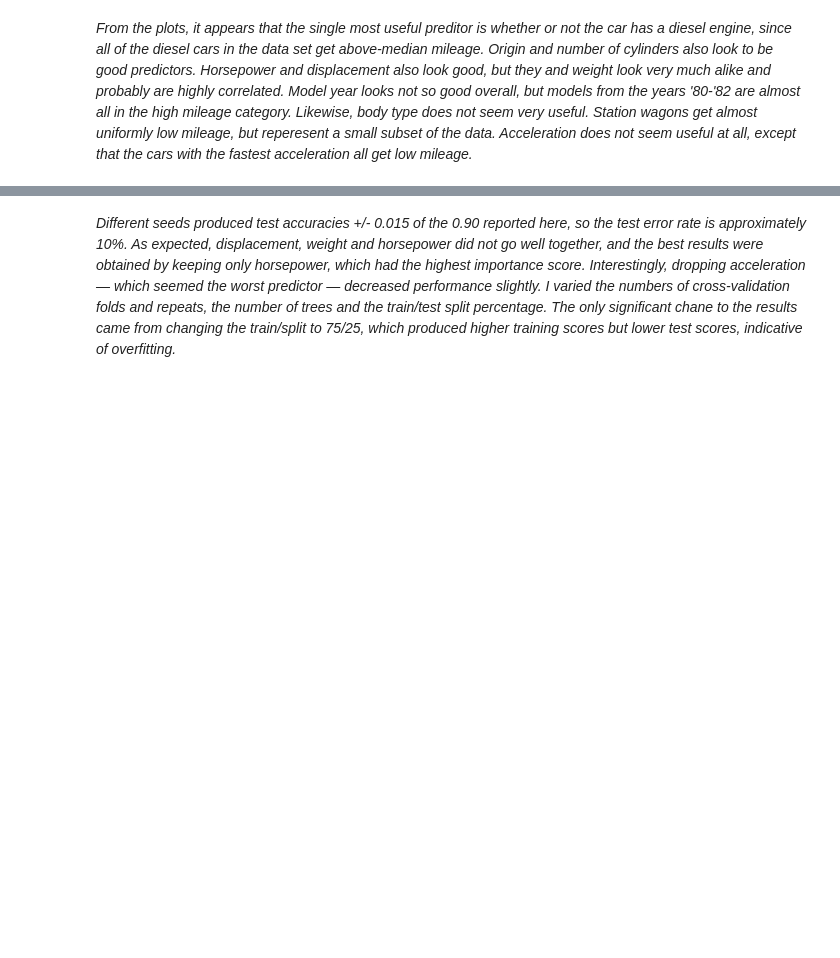
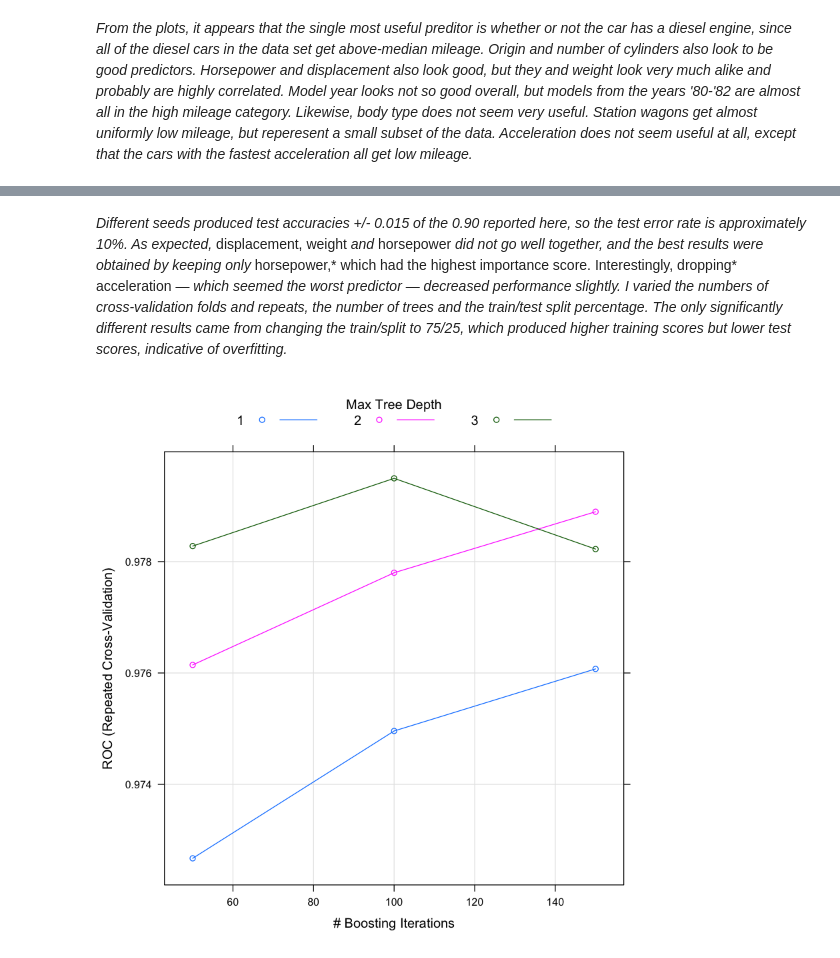
Before and after one commit to vincegiorno/data-analyst-data-test, a Jupyter notebook: Untitled.ipynb, the cells around one changed output, grey strips where cells are left out. Saved outputs shown, nothing was run; the diff lists cells and outputs as text; code cells hidden in the pictures; blank space fills up the shorter version.

```diff
--- a/Untitled.ipynb
+++ b/Untitled.ipynb
@@ -207,2 +196,11 @@ Prediction FALSE TRUE
 # %% [markdown]
-*Different seeds produced test accuracies +/- 0.015 of the 0.90 reported here, so the test error rate is approximately 10%. As expected, displacement, weight and horsepower did not go well together, and the best results were obtained by keeping only horsepower, which had the highest importance score. Interestingly, dropping acceleration — which seemed the worst predictor — decreased performance slightly. I varied the numbers of cross-validation folds and repeats, the number of trees and the train/test split percentage. The only significant chane to the results came from changing the train/split to 75/25, which produced higher training scores but lower test scores, indicative of overfitting.*
+*Different seeds produced test accuracies +/- 0.015 of the 0.90 reported here, so the test error rate is approximately 10%. As expected,* displacement, weight *and* horsepower *did not go well together, and the best results were obtained by keeping only* horsepower,* which had the highest importance score. Interestingly, dropping* acceleration *— which seemed the worst predictor — decreased performance slightly. I varied the numbers of cross-validation folds and repeats, the number of trees and the train/test split percentage. The only significantly different results came from changing the train/split to 75/25, which produced higher training scores but lower test scores, indicative of overfitting.*
+# %%
+ctrl <- trainControl(method='repeatedcv', number=5, repeats=10, returnResamp='none',
+                     summaryFunction = twoClassSummary, classProbs = TRUE)
+clf_gbm <- train(mpg_binary ~ ., data=train_rf[,!colnames(train_rf) %in% c('mpg', 'name')],
+             method='gbm', metric='ROC', trControl=ctrl, preProc = c("center", "scale"), verbose=FALSE)
+# %%
+plot(clf_gbm)
+# %% [output]
+[figure, added]
```
Also changed, not shown: parts of 18 cells of this notebook, 3 other files.
